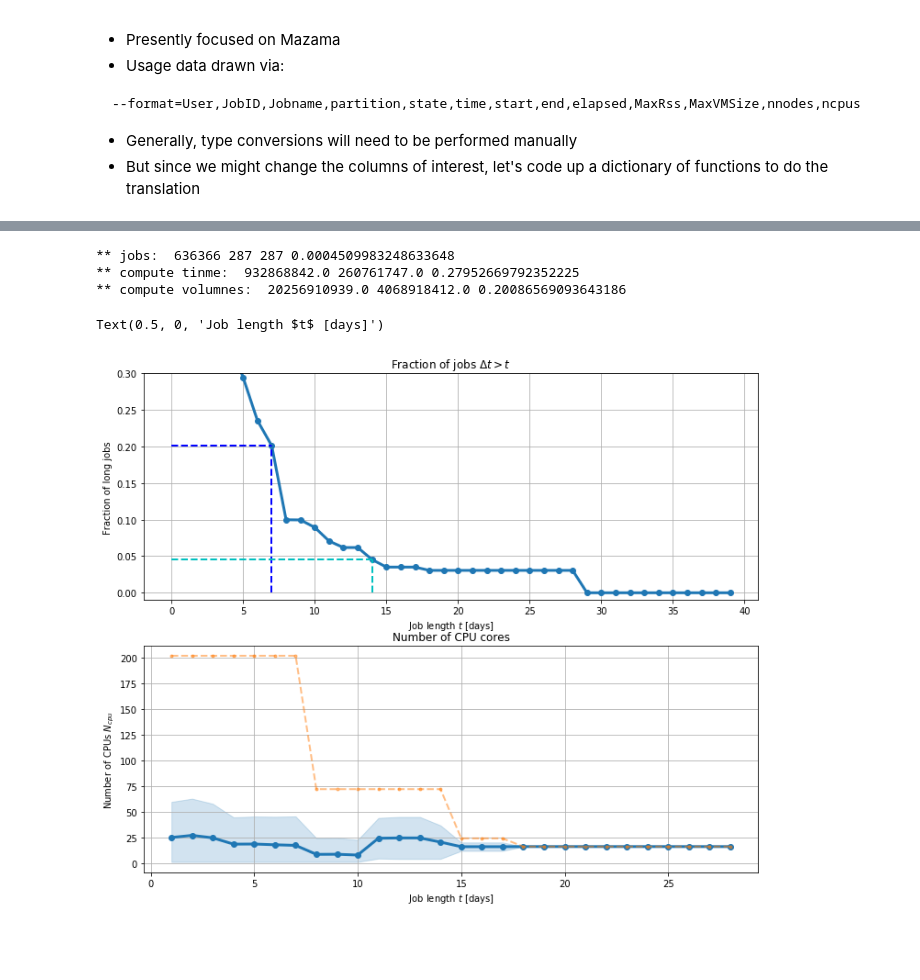
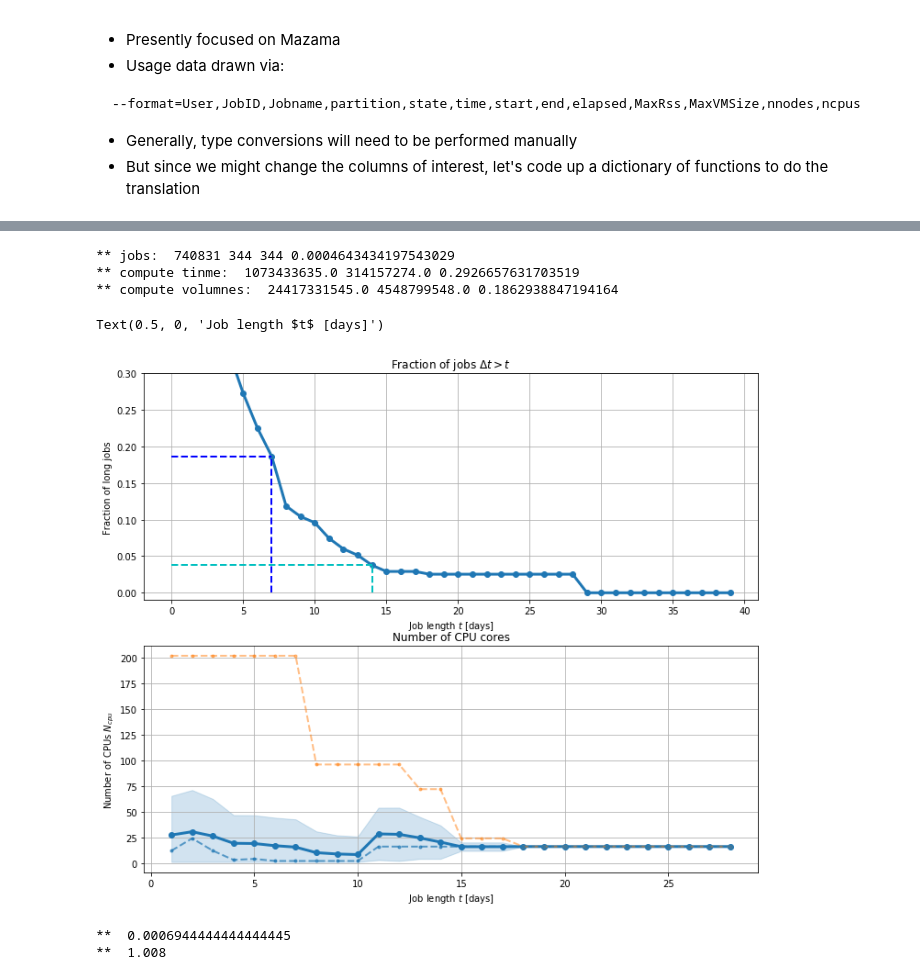
Before and after one commit to jeffersonscientific/HPC_analytics, a Jupyter notebook: Mazama_usage_analysis.ipynb, the cells around one changed output, grey strips where cells are left out. Drawn from its saved outputs; the diff is of its cells as text; code cells hidden in the pictures; blank space fills up the shorter version.

```diff
--- a/Mazama_usage_analysis.ipynb
+++ b/Mazama_usage_analysis.ipynb
@@ -22,7 +22,7 @@ def str2date(dt_str, verbose=0):
         #
         return None
 #
-def elapsed_time_2_num(tm_in):
+def elapsed_time_2_sec(tm_in):
     # guessing for now...
     tm_ins = tm_in.split('-')
     #
@@ -44,7 +44,8 @@ def running_mean(X, n=10):
 #
 #
 # get header, print a few rows:
-data_file_name = 'data/sacct_out.out'
+#data_file_name = 'data/sacct_out.out'
+data_file_name = 'data/sacct_mazama_out.out'
 #
 # translation dictionary. Note the column input parameters (aka, --format=...) are not the same as
 #.  the colunm names.
@@ -52,8 +53,11 @@ data_file_name = 'data/sacct_out.out'
 # with -p --delimiter='|', we get:
 #. ['User', 'JobID', 'JobName', 'Partition', 'State', 'Timelimit', 'Start', 'End',
 #'Elapsed', 'MaxRSS', 'MaxVMSize', 'NNodes', 'NCPUS', '']
-
+#
+# how well does PANDAS automagically handle types? Maybe we should just add all available columns to this:
+# NOTE: System-,User-,Total-CPU is a string with multiple values (time, energy, etc.)
 types_dict={'User':str, 'JobID':str, 'JobName':str, 'Partition':str, 'State':str,
-            'Timelimit':str,'Start':str2date, 'End':str2date, 'Elapsed':elapsed_time_2_num, 'MaxRSS':str,
-            'MaxVMSize':str, 'NNodes':int, 'NCPUS':int}
+            'Timelimit':str,'Start':str2date, 'End':str2date, 'Submit':str2date, 'Elapsed':elapsed_time_2_sec, 'MaxRSS':str,
+            'MaxVMSize':str, 'NNodes':int, 'NCPUS':int, 'MinCPU':str, 'SystemCPU':str, 'UserCPU':str,
+            'TotalCPU':str}
 delim = '|'
@@ -113,6 +143,8 @@ with open(data_file_name, 'r') as fin:
     delim_lines=fin.readline()
     #
     print('*** headers: ', headers)
+    active_headers=headers
+    active_headers = [cl for cl in headers if cl in types_dict.keys()]
     #
     #
     data = []
@@ -124,9 +156,11 @@ with open(data_file_name, 'r') as fin:
         data += [rw.split(delim)[:-1]]
         #print('* * DEBUG: ', data[-1])
         #
-        for k, (col,vl) in enumerate(zip(headers, data[-1])):
+        #for k, (col,vl) in enumerate(zip(headers, data[-1])):
+        for k, (col,vl) in enumerate(zip(active_headers, data[-1])):
             #print('j,k [{}:{}]: {}, {}'.format(col,vl, j,k))
-            data[-1][k]=types_dict[col](vl)
+            #data[-1][k]=types_dict[col](vl)
+            data[-1][k]=types_dict.get(col, str)(vl)
         #
         #
 #
@@ -139,5 +173,5 @@ print('** len: ', len(data))
 # %%
-data_df = pandas.DataFrame(data, columns=headers)
+data_df = pandas.DataFrame(data, columns=active_headers)
 # %%
 # unique completion states:
 #
@@ -454,9 +488,9 @@ print('** compute tinme: ', numpy.sum(data_df['Elapsed']), numpy.sum(data_df['El
       numpy.sum(data_df['Elapsed'][ix])/numpy.sum(data_df['Elapsed']))
 print('** compute volumnes: ', total_compute_vol, long_compute_vol, long_compute_vol/total_compute_vol)
 # %% [output]
-** jobs:  636366 287 287 0.0004509983248633648
-** compute tinme:  932868842.0 260761747.0 0.27952669792352225
-** compute volumnes:  20256910939.0 4068918412.0 0.20086569093643186
+** jobs:  740831 344 344 0.0004643434197543029
+** compute tinme:  1073433635.0 314157274.0 0.2926657631703519
+** compute volumnes:  24417331545.0 4548799548.0 0.1862938847194164
 # %%
 #
 ts = numpy.arange(1,40)
@@ -464,6 +498,7 @@ lcvs = numpy.zeros(len(ts))
 mean_n_cpus = numpy.zeros(len(ts))
 stdev_n_cpus = numpy.zeros(len(ts))
 max_n_cpus = numpy.zeros(len(ts))
+median_n_cpus = numpy.zeros(len(ts))
 
 for k,t in enumerate(ts):
     ix = data_df['Elapsed']>(t*24.*3600.)
@@ -474,6 +509,7 @@ for k,t in enumerate(ts):
     mean_n_cpus[k]  = numpy.mean(data_df['NCPUS'][ix])
     stdev_n_cpus[k] = numpy.std(data_df['NCPUS'][ix])
     max_n_cpus[k] = numpy.max(data_df['NCPUS'][ix])
+    median_n_cpus[k] = numpy.median(data_df['NCPUS'][ix])
     #
 #
 fg = plt.figure(figsize=(12,10))
@@ -481,31 +517,32 @@ ax1 = plt.subplot('211')
 ax1.grid()
 ax2 = plt.subplot('212')
 ax2.grid()
 #
 ax1.plot(ts, lcvs, ls='-', marker='o', lw=3)
 ln, ax2.plot(ts, mean_n_cpus, ls='-', marker='o', lw=3)
 clr = ln.get_color()
 ax2.fill_between(ts, numpy.max([numpy.ones(len(ts)), mean_n_cpus-stdev_n_cpus], axis=0), mean_n_cpus+stdev_n_cpus, alpha=.2, color=clr)
 ax2.plot(ts, max_n_cpus, ls='--', marker='.', lw=2., alpha=.5)
+ax2.plot(ts, median_n_cpus, ls='--', marker='.', lw=2., alpha=.7, color=clr)
 #
 #
 n = 7
 ax1.plot([0., n], [lcvs[n-1], lcvs[n-1]], ls='--', lw=2., color='b')
 ax1.plot([n, n], [0., lcvs[n-1]], ls='--', lw=2., color='b')
 #
 n=14
 ax1.plot([0., n], [lcvs[n-1], lcvs[n-1]], ls='--', lw=2., color='c')
 ax1.plot([n, n], [0., lcvs[n-1]], ls='--', lw=2., color='c')
 #
 ax1.set_ylim(-.01, .3)
 #
 ax1.set_title('Fraction of jobs $\Delta t > t$')
 ax1.set_ylabel('Fraction of long jobs')
 ax1.set_xlabel('Job length $t$ [days]')
 
 ax2.set_title('Number of CPU cores')
 ax2.set_ylabel('Number of CPUs $N_{cpu}$')
 ax2.set_xlabel('Job length $t$ [days]')
 # %% [output]
 Text(0.5, 0, 'Job length $t$ [days]')
-[figure, old version]
+[figure, new version]
@@ -511,0 +579,7 @@ Text(0.5, 0, 'Job length $t$ [days]')
+# %%
+
+print('** ', 1./(24*60) )
+print('** ', .0007*24.*60)
+# %% [output]
+**  0.0006944444444444445
+**  1.008
```
Also changed, not shown: parts of 14 cells of this notebook, 1 other file.
